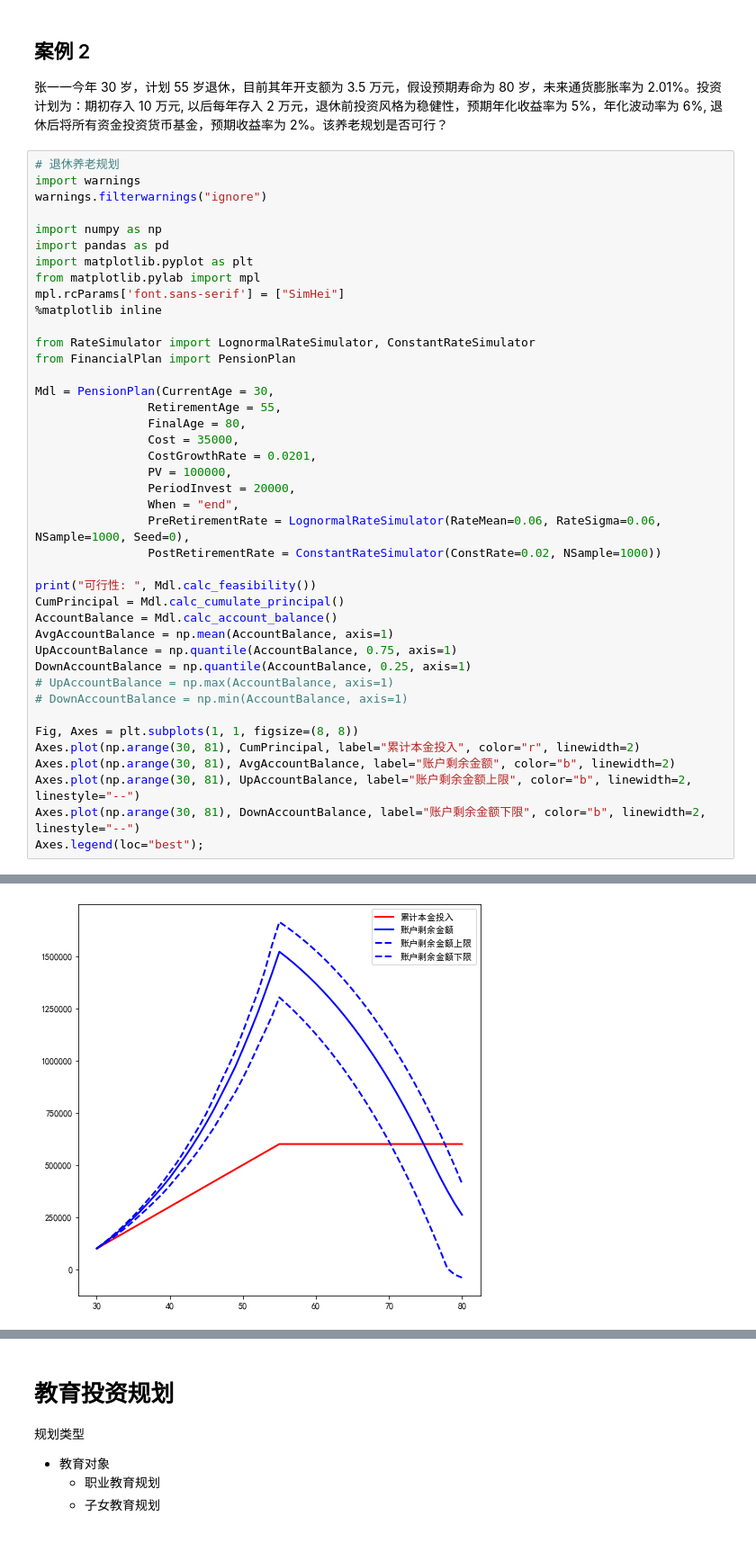
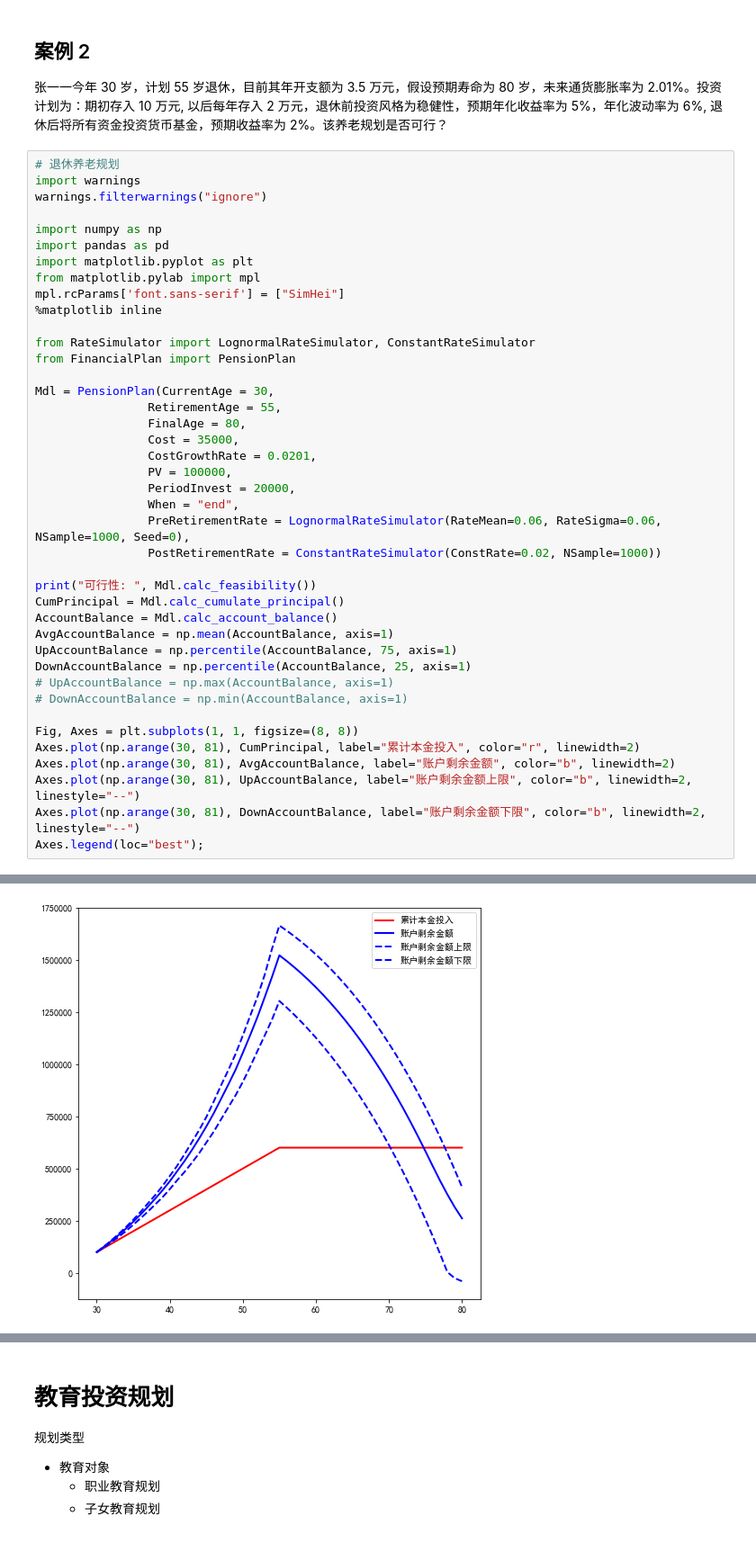
Before and after one commit to pyzeon/Research-2, a Jupyter notebook: 财富管理/理财规划.ipynb, the cells around one changed output, grey strips where cells are left out. Shown: that part at 90% size. Saved outputs shown, nothing was run; the diff lists cells and outputs as text.

```diff
--- a/财富管理/理财规划.ipynb
+++ b/财富管理/理财规划.ipynb
@@ -372,33 +368,33 @@ mpl.rcParams['font.sans-serif'] = ["SimHei"]
 
 from RateSimulator import LognormalRateSimulator, ConstantRateSimulator
 from FinancialPlan import PensionPlan
 
 Mdl = PensionPlan(CurrentAge = 30,
                 RetirementAge = 55,
                 FinalAge = 80,
                 Cost = 35000,
                 CostGrowthRate = 0.0201,
                 PV = 100000,
                 PeriodInvest = 20000,
                 When = "end",
                 PreRetirementRate = LognormalRateSimulator(RateMean=0.06, RateSigma=0.06, NSample=1000, Seed=0),
                 PostRetirementRate = ConstantRateSimulator(ConstRate=0.02, NSample=1000))
 
 print("可行性: ", Mdl.calc_feasibility())
 CumPrincipal = Mdl.calc_cumulate_principal()
 AccountBalance = Mdl.calc_account_balance()
 AvgAccountBalance = np.mean(AccountBalance, axis=1)
-UpAccountBalance = np.quantile(AccountBalance, 0.75, axis=1)
-DownAccountBalance = np.quantile(AccountBalance, 0.25, axis=1)
+UpAccountBalance = np.percentile(AccountBalance, 75, axis=1)
+DownAccountBalance = np.percentile(AccountBalance, 25, axis=1)
 # UpAccountBalance = np.max(AccountBalance, axis=1)
 # DownAccountBalance = np.min(AccountBalance, axis=1)
 
 Fig, Axes = plt.subplots(1, 1, figsize=(8, 8))
 Axes.plot(np.arange(30, 81), CumPrincipal, label="累计本金投入", color="r", linewidth=2)
 Axes.plot(np.arange(30, 81), AvgAccountBalance, label="账户剩余金额", color="b", linewidth=2)
 Axes.plot(np.arange(30, 81), UpAccountBalance, label="账户剩余金额上限", color="b", linewidth=2, linestyle="--")
 Axes.plot(np.arange(30, 81), DownAccountBalance, label="账户剩余金额下限", color="b", linewidth=2, linestyle="--")
 Axes.legend(loc="best");
 # %% [output]
 可行性:  0.563
-[figure, old version]
+[figure, new version]
```
Also changed, not shown: parts of 7 cells of this notebook, 8 other files.
